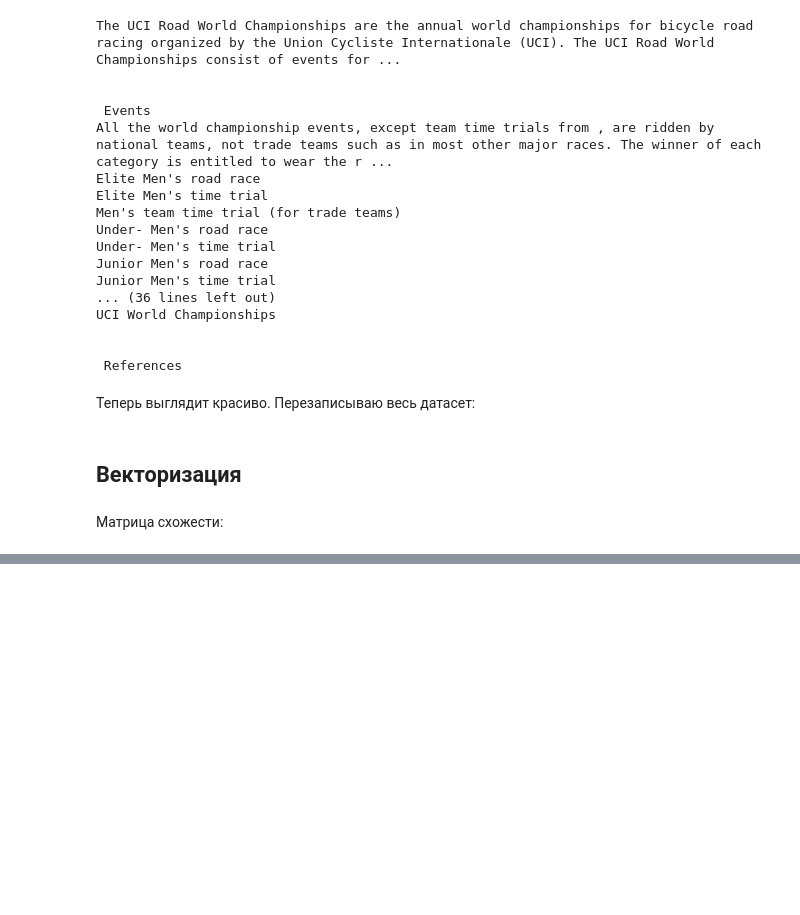
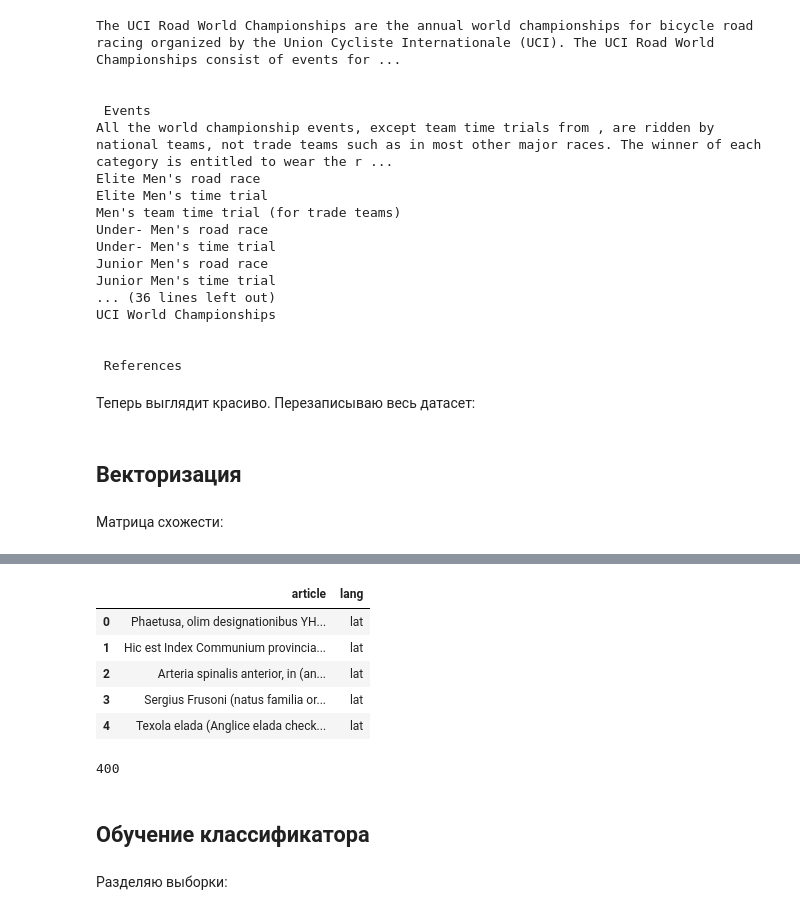
Before and after one commit to maryszmary/compling_hw, a Jupyter notebook: hw1.ipynb, the cells around one changed output, grey strips where cells are left out. Cells and saved outputs as stored; diff of their text form; code cells hidden in the pictures; blank space fills up the shorter version.

```diff
--- a/hw1.ipynb
+++ b/hw1.ipynb
@@ -347,0 +336,13 @@ plt.show()
+# %%
+lat.head()
+# %% [output]
+|  | article | lang |
+| 0 | Phaetusa, olim designationibus YH... | lat |
+| 1 | Hic est Index Communium provincia... | lat |
+| 2 | Arteria spinalis anterior, in (an... | lat |
+| 3 | Sergius Frusoni (natus familia or... | lat |
+| 4 | Texola elada (Anglice elada check... | lat |
+# %%
+lan
+# %% [output]
+400
@@ -347,0 +356,4 @@ plt.show()
+# %% [markdown]
+## Обучение классификатора
+# %% [markdown]
+Разделяю выборки:
```
Also changed, not shown: parts of 14 cells of this notebook, 1 other file.
